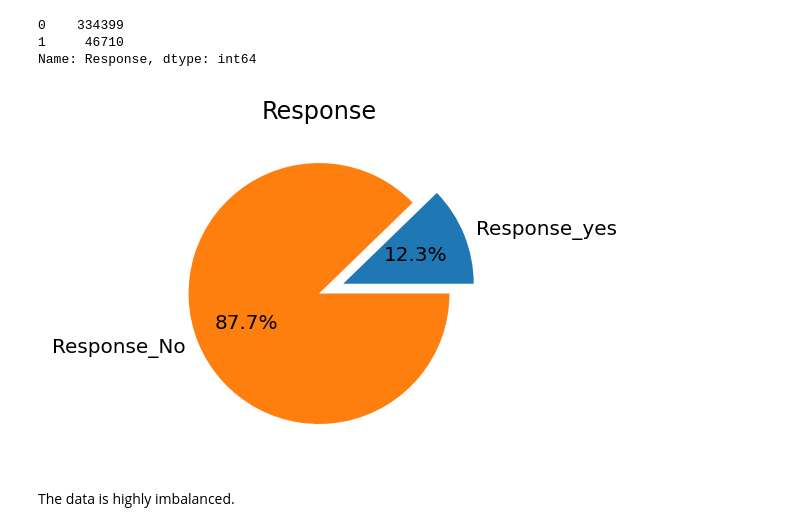
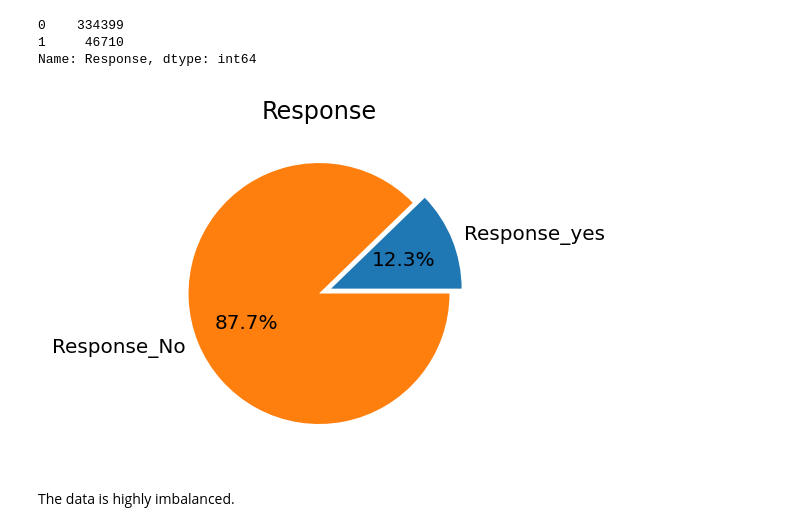
Before and after one commit to ankitbittu/HEALTH-INSURANCE-CROSS-SELL-PREDICTION, a Jupyter notebook: Copy_of_HEALTH_INSURANCE_CROSS_SELL_PREDICTION.ipynb, the cells around one changed output. Cells and saved outputs as stored; diff of their text form; code cells hidden in the pictures.

```diff
--- a/Copy_of_HEALTH_INSURANCE_CROSS_SELL_PREDICTION.ipynb
+++ b/Copy_of_HEALTH_INSURANCE_CROSS_SELL_PREDICTION.ipynb
@@ -132,16 +132,16 @@ Name: Response, dtype: int64
 # %%
 Percent_response_yes = round((df['Response'].mean() * 100),3)
 Percent_response_no = round((100 - Percent_response_yes),3)
 x = [Percent_response_yes, Percent_response_no]
 labels = ['Response_yes', 'Response_No']
-explode = [0.2, 0]
+explode = [0.1, 0]
 
 fig, ax = plt.subplots(figsize=(4,3),dpi = 144)
 ax.pie(x, labels = labels,explode = explode, autopct='%1.1f%%')
 ax.set_title('Response')
 plt.show()
 # %% [output]
-[figure, old version]
+[figure, new version]
 # %% [markdown]
 The data is highly imbalanced.
 # %%
```
Also changed, not shown: parts of 83 cells of this notebook.
